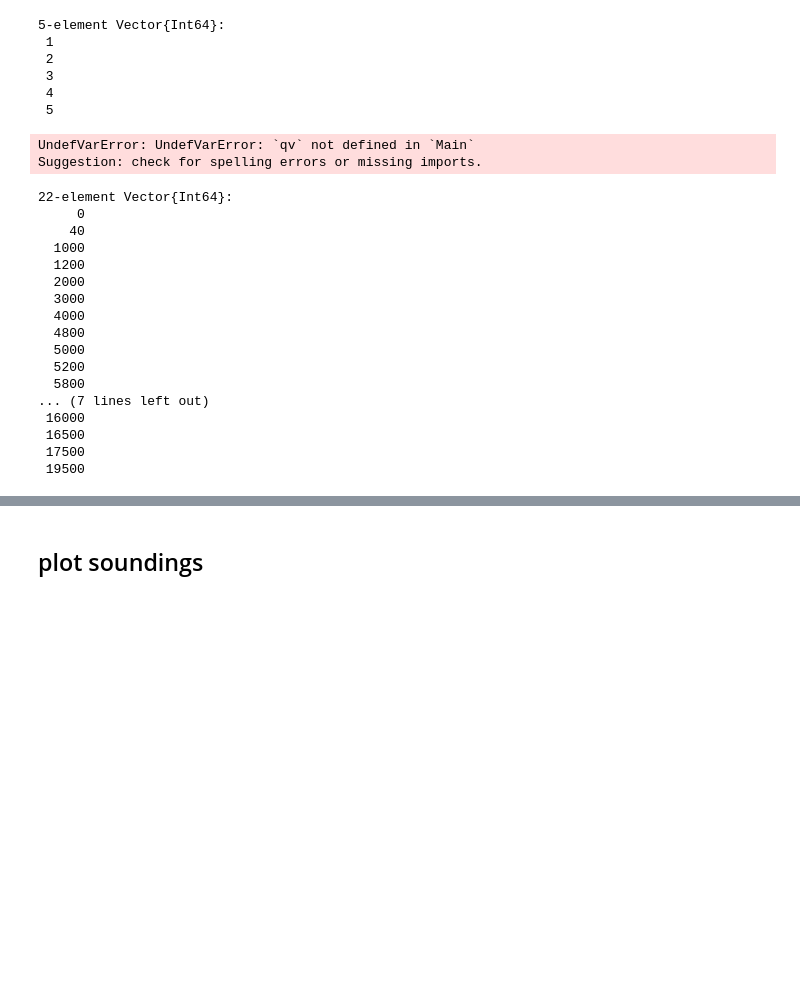
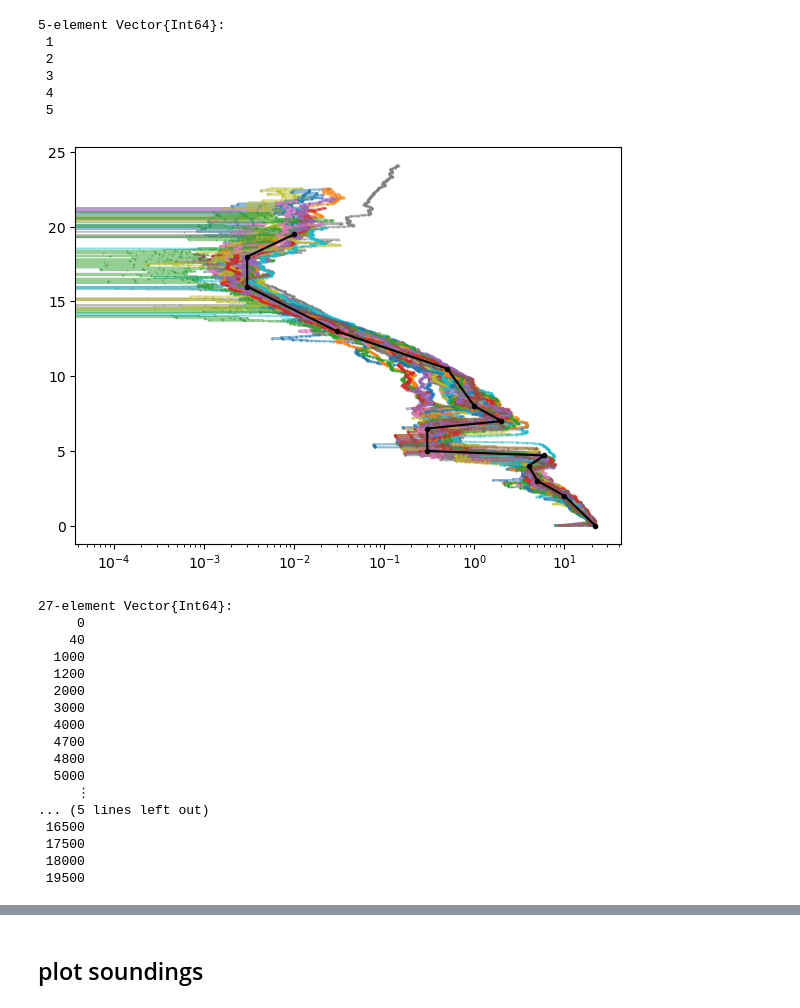
Before and after one commit to deszoeke/ASTRAL-soundings, a Jupyter notebook: src/read_raobe_txt.ipynb, the cells around one changed output, grey strips where cells are left out. Drawn from its saved outputs; the diff is of its cells as text; code cells hidden in the pictures; blank space fills up the shorter version.

Commit message:
stepped Ri plot

```diff
--- a/src/read_raobe_txt.ipynb
+++ b/src/read_raobe_txt.ipynb
@@ -672,11 +671,14 @@ length(plevs)
 
 u =      zonalwind.( speed, wind )
 v = meridionalwind.( speed, wind )
-th = pottmp.( temp, pres, rh ) # full resolution
-function qs(pres,  qv=spechum.(rh, temp, pres))
-    qs_ = @. qs(1e2*pres, temp)
-    qv = @. qs_ * rh/1e2
-end
+th = pottmp.( temp, pres ) # full resolution
+
+qv = spechum.(rh, temp, pres)
+
+# function qsfun(pres,  qv=spechum.(rh, temp, pres))
+#     qs_ = @. qs(1e2*pres, temp)
+#     qv = @. qs_ * rh/1e2
+# end
 
 ind = findall(dt-> DateTime(2023,6,16,23,0,0)<dt<DateTime(2023,6,18,1,0,0), dtime)
 # %% [output]
@@ -686,13 +688,18 @@ ind = findall(dt-> DateTime(2023,6,16,23,0,0)<dt<DateTime(2023,6,18,1,0,0), dtim
  3
  4
  5
-# %%
-clf()
-plot(pres, qv[:,ind]*1e3, marker=".", markersize=1, alpha=0.5)
-gcf()
-# %% [output]
-UndefVarError: UndefVarError: `qv` not defined in `Main`
-Suggestion: check for spelling errors or missing imports.
+# %%
+clf()
+ax = subplot(1,1,1)
+# ax.semilogx(qv*1e3, pres, marker=".", markersize=1, alpha=0.5)
+# ax.invert_yaxis()
+ax.semilogx(qv*1e3, gpm/1e3, marker=".", markersize=1, alpha=0.5)
+Xq = ([22,   10,    5,    4,    6,  0.3,  0.3,    2,    1,   0.5,  0.03,  3e-3,  3e-3,  1e-2 ],
+      [0 , 2000, 3000, 4000, 4700, 5000, 6500, 7000, 8000, 10500, 13000, 16000, 18000, 19500 ])
+ax.plot(Xq[1], Xq[2]/1e3, marker="o", markersize=3, color="k", label="qs")
+gcf()
+# %% [output]
+[figure, added]
 # %%
 # collect interesting levels (Jun 17)
 Xth = ([302,  304,  317,  318,  330,  340,   345,   358,   370,   390,   450 ],
@@ -704,11 +711,13 @@ Xu = ([8,   12,    8,    0,  -8,     0,    5,    4,   -1,   -10,   -30,   -45,
 Xv = ([6,   4,    2,    -1,  -2,     0,    3,     0,   -1,   -10,    0,     0,    -3,     0,    -3 ],
       [0, 1200, 2000, 3000, 4800, 5000, 5800, 7200, 8000, 10500, 12000, 14000, 16500, 17500, 19500 ])
 
-Xq = Xrh./100 .* qs(Xth)
+Xq = ([22,   10,    5,    4,    6,  0.3,  0.3,    2,    1,   0.5,  0.03,  3e-3,  3e-3,  1e-2 ],
+      [0 , 2000, 3000, 4000, 4700, 5000, 6500, 7000, 8000, 10500, 13000, 16000, 18000, 19500 ])
+
 # unified interesting levels
-zed = sort(union(40, 5200, 6800, 9000, Xth[2], Xrh[2], Xu[2], Xv[2]))
+zed = sort(union(40, 5200, 6800, 9000, Xth[2], Xrh[2], Xu[2], Xv[2], Xq[2]))
 # %% [output]
-22-element Vector{Int64}:
+27-element Vector{Int64}:
      0
     40
   1000
@@ -716,14 +725,14 @@ zed = sort(union(40, 5200, 6800, 9000, Xth[2], Xrh[2], Xu[2], Xv[2]))
   2000
   3000
   4000
+  4700
   4800
   5000
-  5200
-  5800
-... (7 lines left out)
- 16000
+     ⋮
+... (5 lines left out)
  16500
  17500
+ 18000
  19500
 # %%
 # median soundings on z coordinate
```
Also changed, not shown: parts of 4 cells of this notebook, 1 other file.
